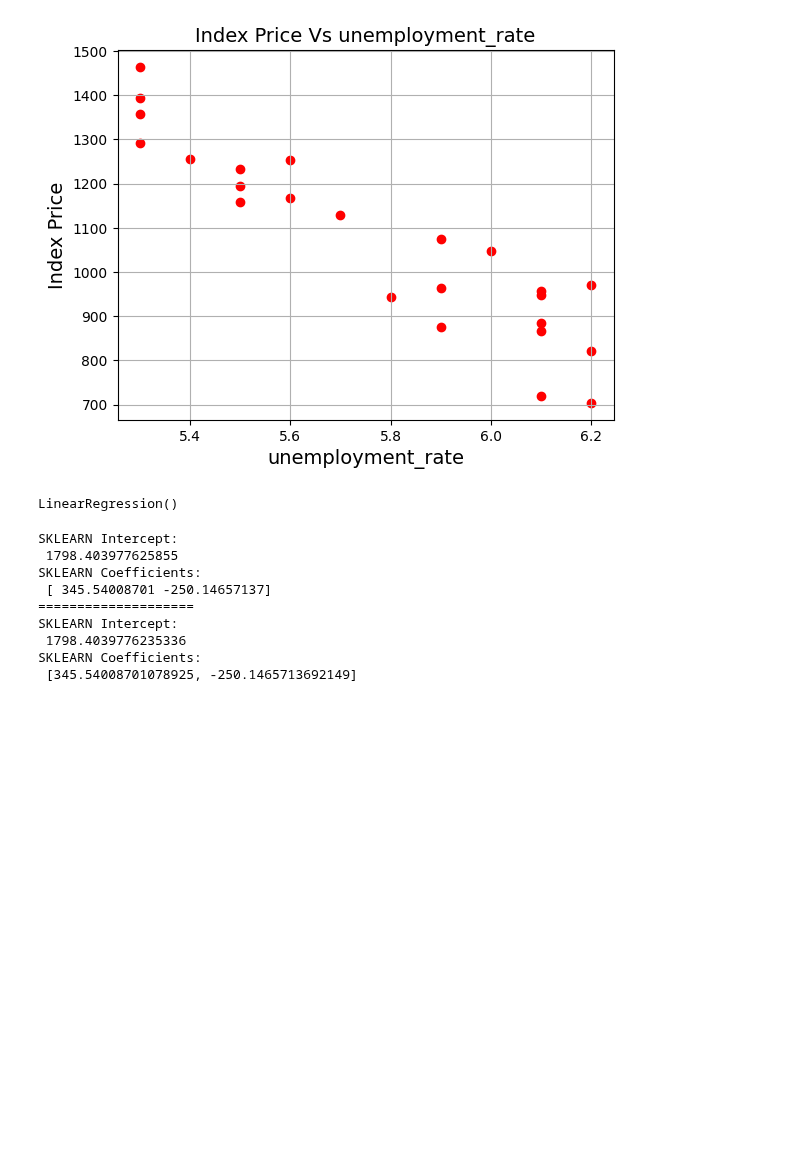
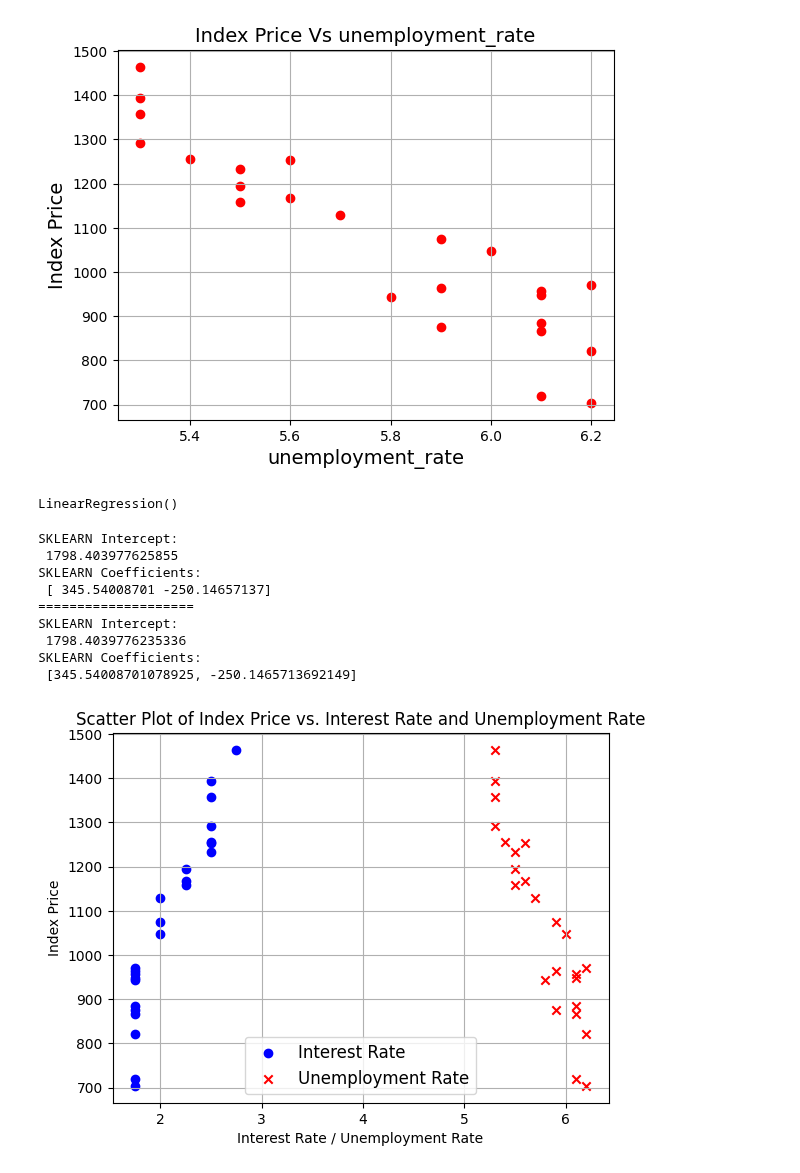
Before and after one commit to adamerikoff/learningDeepMachine, a Jupyter notebook: multiple_linear_regression.ipynb, the cells around one changed output. Drawn from its saved outputs; the diff is of its cells as text; code cells hidden in the pictures; blank space fills up the shorter version.

```diff
--- a/multiple_linear_regression.ipynb
+++ b/multiple_linear_regression.ipynb
@@ -87,3 +87,31 @@ SKLEARN Intercept:
  1798.4039776235336
 SKLEARN Coefficients:
  [345.54008701078925, -250.1465713692149]
+# %%
+import matplotlib.pyplot as plt
+
+data = {
+    'interest_rate': [2.75,2.5,2.5,2.5,2.5,2.5,2.5,2.25,2.25,2.25,2,2,2,1.75,1.75,1.75,1.75,1.75,1.75,1.75,1.75,1.75,1.75,1.75],
+    'unemployment_rate': [5.3,5.3,5.3,5.3,5.4,5.6,5.5,5.5,5.5,5.6,5.7,5.9,6,5.9,5.8,6.1,6.2,6.1,6.1,6.1,5.9,6.2,6.2,6.1],
+    'index_price': [1464,1394,1357,1293,1256,1254,1234,1195,1159,1167,1130,1075,1047,965,943,958,971,949,884,866,876,822,704,719]
+}
+
+# Create a scatter plot of interest_rate vs. index_price
+plt.scatter(data['interest_rate'], data['index_price'], label='Interest Rate', color='blue', marker='o')
+
+# Create a scatter plot of unemployment_rate vs. index_price
+plt.scatter(data['unemployment_rate'], data['index_price'], label='Unemployment Rate', color='red', marker='x')
+
+# Set plot labels and title
+plt.xlabel('Interest Rate / Unemployment Rate')
+plt.ylabel('Index Price')
+plt.title('Scatter Plot of Index Price vs. Interest Rate and Unemployment Rate')
+
+# Add a legend
+plt.legend()
+
+# Display the plot
+plt.grid(True)
+plt.show()
+# %% [output]
+[figure, added]
```
